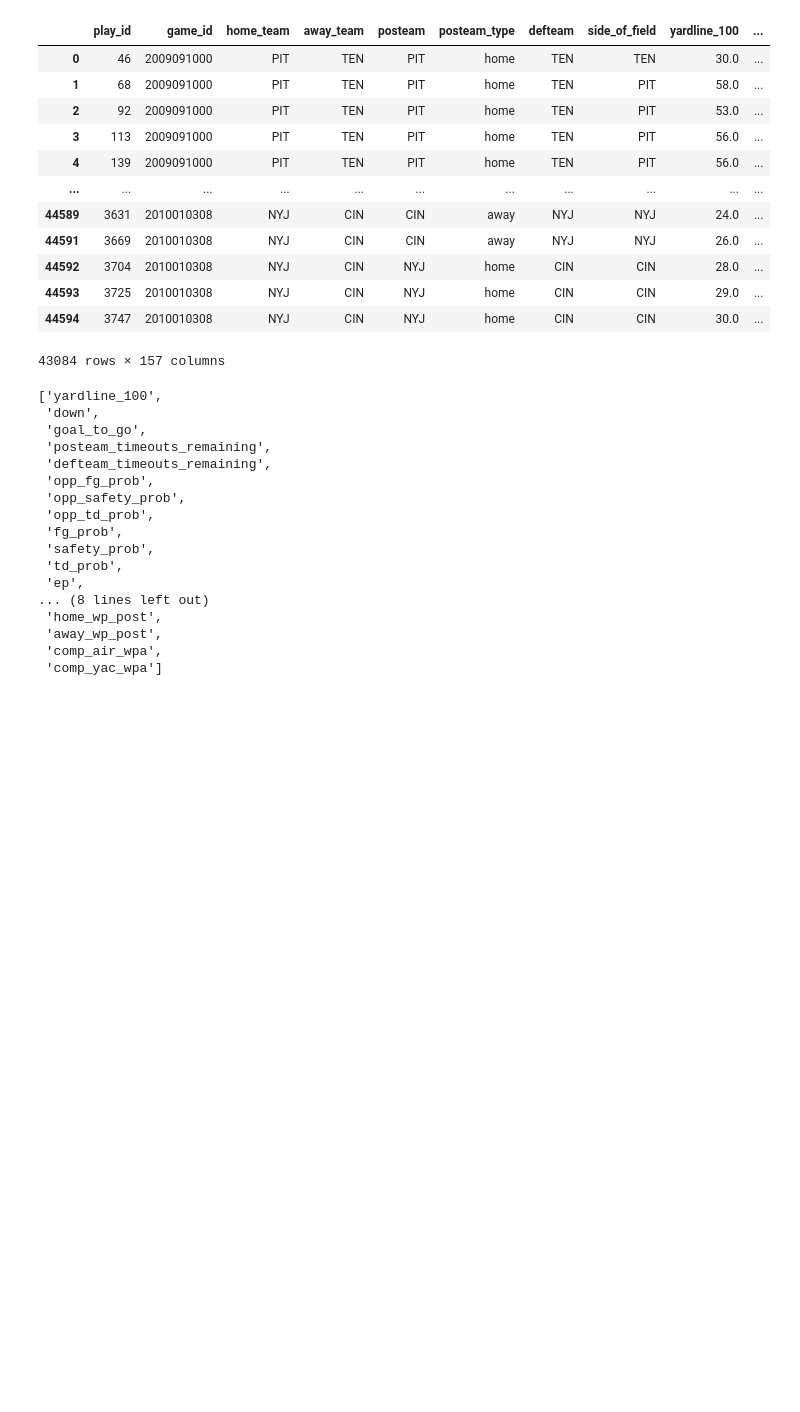
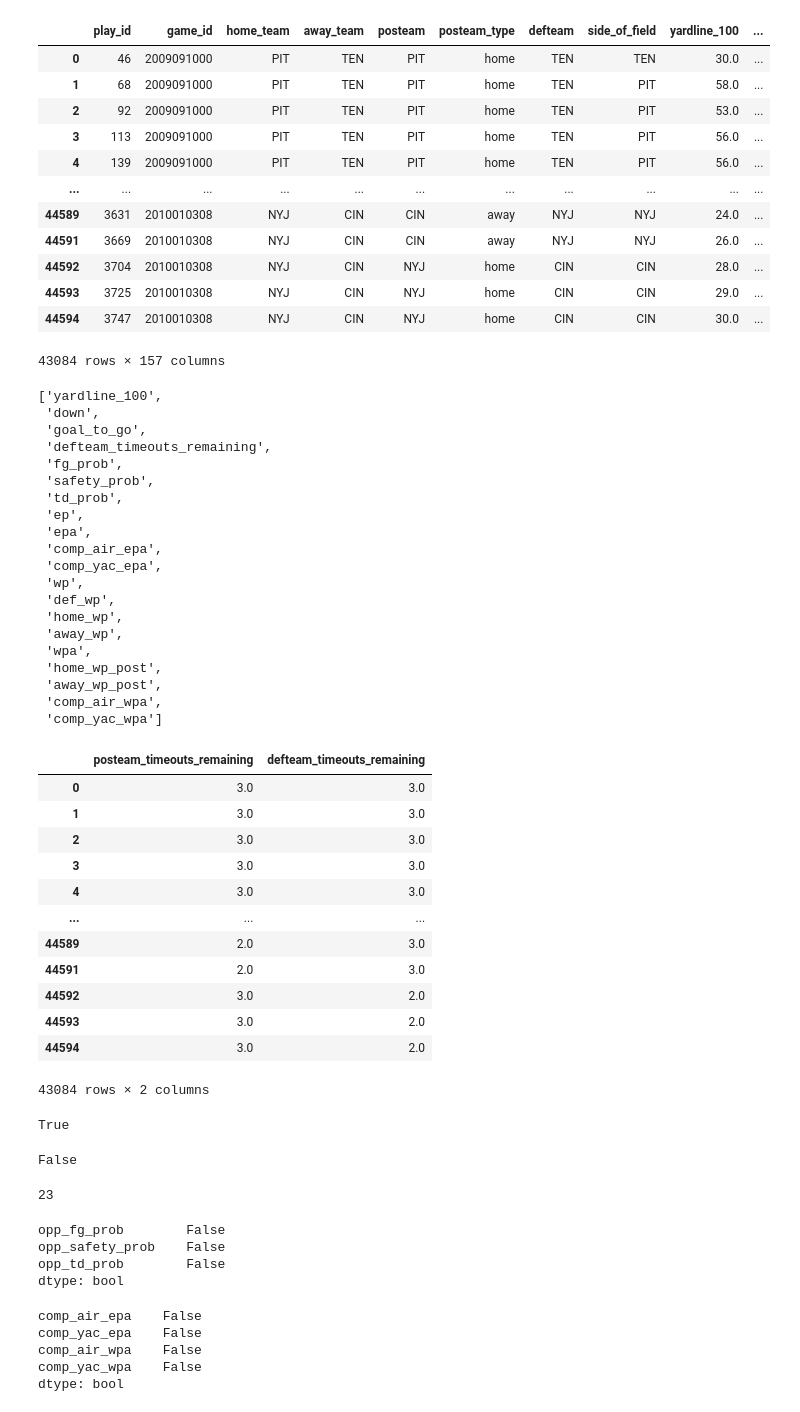
Before and after one commit to Yousef-Salah/Data-Science, a Jupyter notebook: Statistical Anallysis/Assinments/Assignment 1/Assignment 1.ipynb, the cells around one changed output. Saved outputs shown, nothing was run; the diff lists cells and outputs as text; code cells hidden in the pictures; blank space fills up the shorter version.

```diff
--- a/Statistical Anallysis/Assinments/Assignment 1/Assignment 1.ipynb
+++ b/Statistical Anallysis/Assinments/Assignment 1/Assignment 1.ipynb
@@ -174,7 +174,6 @@ for column in missing_columns:
     if df[column].dtype == object:
         mode = df[column].value_counts(ascending=False).index[0]
         df[column].fillna(mode, inplace=True)
-        filled_columns.append(column)
 # %%
 df.isna().any().sum()
 # %% [output]
@@ -257,28 +256,51 @@ df
 | 44594 | 3747 | 2010010308 | NYJ | CIN | NYJ | home | CIN | CIN | 30.0 | ... |
 43084 rows × 157 columns
 # %%
-number_columns = []
+columns_with_missing = []
 
 for column in df.columns[df.isna().any()]:
     if df[column].dtype == float:
-        number_columns.append(column)
+        columns_with_missing.append(column)
 
-number_columns
+columns_with_missing
 # %% [output]
 ['yardline_100',
  'down',
  'goal_to_go',
- 'posteam_timeouts_remaining',
  'defteam_timeouts_remaining',
- 'opp_fg_prob',
- 'opp_safety_prob',
- 'opp_td_prob',
  'fg_prob',
  'safety_prob',
  'td_prob',
  'ep',
-... (8 lines left out)
+ 'epa',
+ 'comp_air_epa',
+ 'comp_yac_epa',
+ 'wp',
+ 'def_wp',
+ 'home_wp',
+ 'away_wp',
+ 'wpa',
  'home_wp_post',
  'away_wp_post',
  'comp_air_wpa',
  'comp_yac_wpa']
+# %%
+ df[['posteam_timeouts_remaining', 'defteam_timeouts_remaining']]
+# %% [output]
+|  | posteam_timeouts_remaining | defteam_timeouts_remaining |
+| 0 | 3.0 | 3.0 |
+| 1 | 3.0 | 3.0 |
+| 2 | 3.0 | 3.0 |
+| 3 | 3.0 | 3.0 |
+| 4 | 3.0 | 3.0 |
+| ... | ... | ... |
+| 44589 | 2.0 | 3.0 |
+| 44591 | 2.0 | 3.0 |
+| 44592 | 3.0 | 2.0 |
+| 44593 | 3.0 | 2.0 |
+| 44594 | 3.0 | 2.0 |
+43084 rows × 2 columns
+# %%
+(df['posteam_timeouts_remaining'] == 0).any()
+# %% [output]
+True
@@ -284,0 +309,4 @@ number_columns
+# %%
+df['posteam_timeouts_remaining'].isna().any()
+# %% [output]
+False
@@ -284,0 +315,4 @@ number_columns
+# %%
+len(df.columns[df.isna().any()])
+# %% [output]
+23
@@ -284,0 +328,25 @@ number_columns
+# %%
+df[['opp_fg_prob','opp_safety_prob','opp_td_prob']].isna().any()
+# %% [output]
+opp_fg_prob        False
+opp_safety_prob    False
+opp_td_prob        False
+dtype: bool
+# %%
+
+comp_columns = []
+
+for column in columns_with_missing:
+    if 'comp_' in column:
+        comp_columns.append(column)
+
+df[comp_columns] = df[comp_columns].interpolate(method='linear', limit_direction='forward').fillna(df[comp_columns].mean().to_dict())
+
+# df[comp_columns].fillna(mean_dict, inplace=True)
+df[comp_columns].isna().any()
+# %% [output]
+comp_air_epa    False
+comp_yac_epa    False
+comp_air_wpa    False
+comp_yac_wpa    False
+dtype: bool
```
Also changed, not shown: parts of 6 cells of this notebook, 1 other file.
